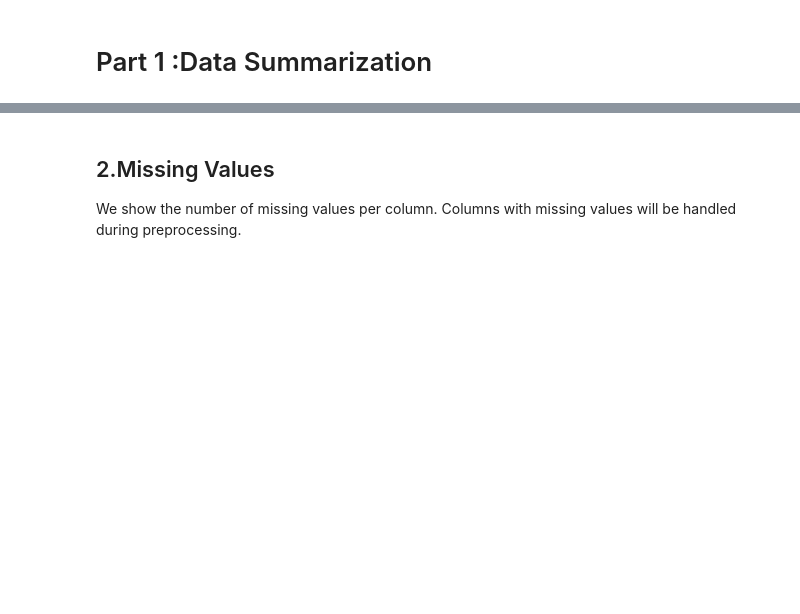
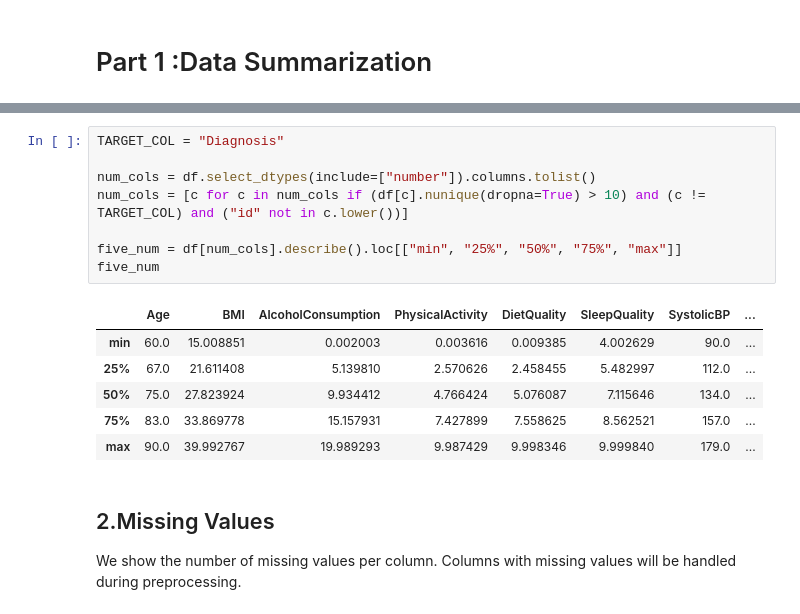
Before and after one commit to shahodi011/IT326-Project, a Jupyter notebook: Reports/Phase2.ipynb, the cells around one changed output, grey strips where cells are left out. Saved outputs shown, nothing was run; the diff lists cells and outputs as text; blank space fills up the shorter version.

```diff
--- a/Reports/Phase2.ipynb
+++ b/Reports/Phase2.ipynb
@@ -30,3 +17,18 @@ df.describe()
+# %%
+TARGET_COL = "Diagnosis"
+
+num_cols = df.select_dtypes(include=["number"]).columns.tolist()
+num_cols = [c for c in num_cols if (df[c].nunique(dropna=True) > 10) and (c != TARGET_COL) and ("id" not in c.lower())]
+
+five_num = df[num_cols].describe().loc[["min", "25%", "50%", "75%", "max"]]
+five_num
+# %% [output]
+|  | Age | BMI | AlcoholConsumption | PhysicalActivity | DietQuality | SleepQuality | SystolicBP | ... |
+| min | 60.0 | 15.008851 | 0.002003 | 0.003616 | 0.009385 | 4.002629 | 90.0 | ... |
+| 25% | 67.0 | 21.611408 | 5.139810 | 2.570626 | 2.458455 | 5.482997 | 112.0 | ... |
+| 50% | 75.0 | 27.823924 | 9.934412 | 4.766424 | 5.076087 | 7.115646 | 134.0 | ... |
+| 75% | 83.0 | 33.869778 | 15.157931 | 7.427899 | 7.558625 | 8.562521 | 157.0 | ... |
+| max | 90.0 | 39.992767 | 19.989293 | 9.987429 | 9.998346 | 9.999840 | 179.0 | ... |
 # %% [markdown]
 ## 2.Missing Values
 We show the number of missing values per column. Columns with missing values will be handled during preprocessing.
```
Also changed, not shown: parts of 2 cells of this notebook.
